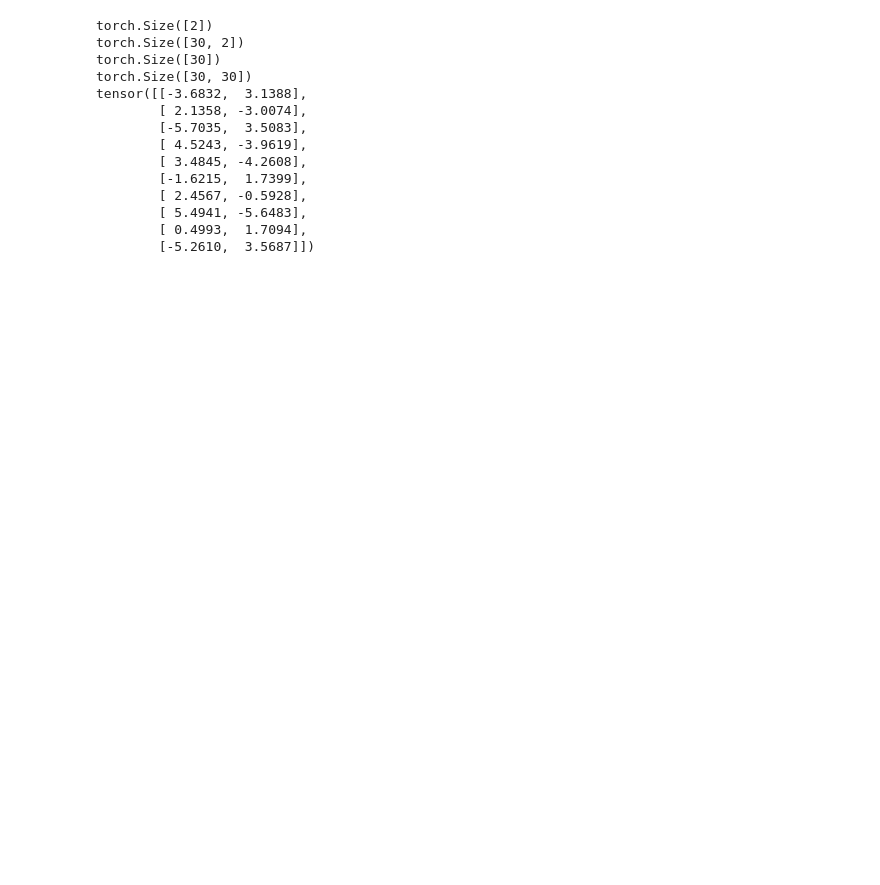
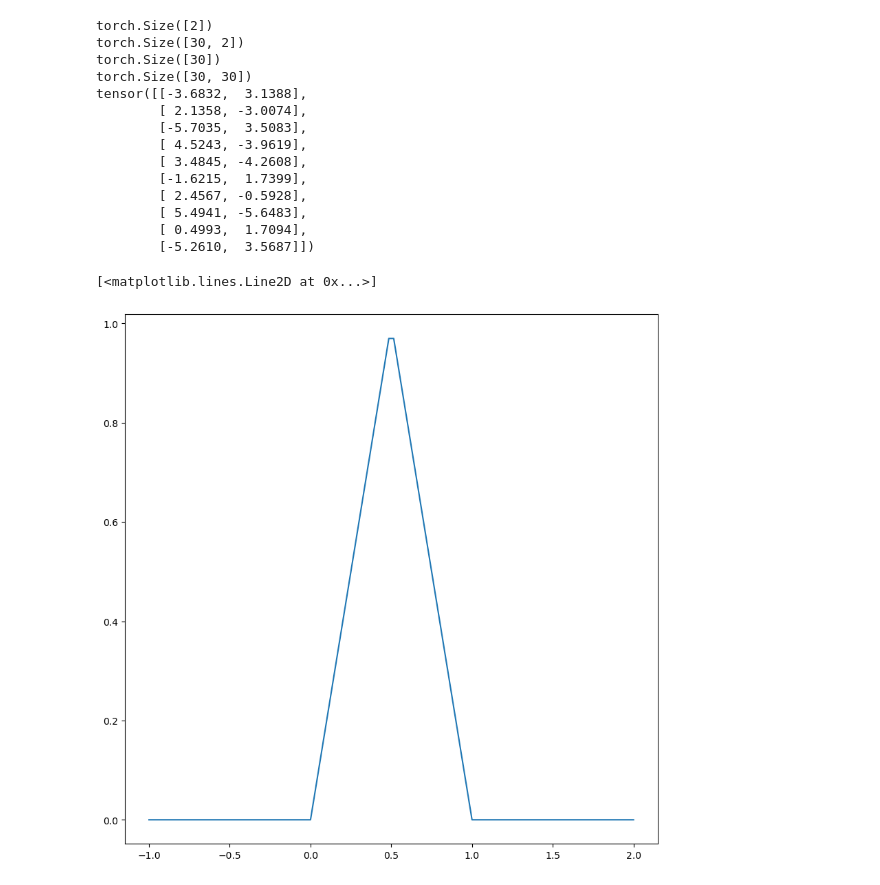
Before and after one commit to Pocket99/DeepLearning, a Jupyter notebook: assignment_1/comp691_ziruiqiu_ass1.ipynb, the cells around one changed output. Cells and saved outputs as stored; diff of their text form; code cells hidden in the pictures; blank space fills up the shorter version.

Commit message:
update answer

```diff
--- a/assignment_1/comp691_ziruiqiu_ass1.ipynb
+++ b/assignment_1/comp691_ziruiqiu_ass1.ipynb
@@ -171,9 +171,9 @@ def my_nn(x, param_dict):
     x = torch.matmul(param_dict['WF'], x)
     return x
 
-# Define the Jacobian function
+# Define the Jacobian function by hand
 def my_jacobian(x, param_dict):
-    y = my_nn(x, param_dict)
+    y = my_nn(x, param_dict) # forward pass
     J = torch.zeros(y.shape[0], x.shape[0])
     for i in range(y.shape[0]):
         y[i].backward(retain_graph=True)
@@ -185,7 +185,7 @@ def my_jacobian(x, param_dict):
 D = 2
 K = 30
 P = 10
-L = 3
+L = 10
 param_dict = {}
 param_dict['W1'] = torch.randn(K, D, device=device, requires_grad=True)
 for i in range(2, L):
@@ -245,3 +245,28 @@ tensor([[-3.6832,  3.1388],
 # %%
 # (c) (4 points) Benchmark the Jacobian computation of (b) compared to that of (c)
 # for L=3,5,10. Report speed of these answers on test cases using GPU and CPU
+# %%
+# 3(a)
+import matplotlib.pyplot as plt
+def my_fun(x):
+    if x>0 and x<=0.5:
+        return 2*x
+    elif x>=0.5 and x<=1:
+        return 2*(1-x)
+    else:
+        return 0
+
+fig, axs = plt.subplots(1,1,figsize=(10,10))
+x=np.linspace(-1,2,100)
+y=[]
+for i in x:
+    y.append(my_fun(i))
+axs.plot(x, y)
+
+# For the following functions find by hand the parameters of a neural network that can
+# fit these functions. You should use either a 1 or 2 hidden layer network and may use
+# either sigmoid or ReLU non-linearities. In each case justify your answer and how you
+# arrived at it (without using numerical/software packages).
+# %% [output]
+[<matplotlib.lines.Line2D at 0x...>]
+[figure, added]
```
Also changed, not shown: parts of 2 cells of this notebook.
